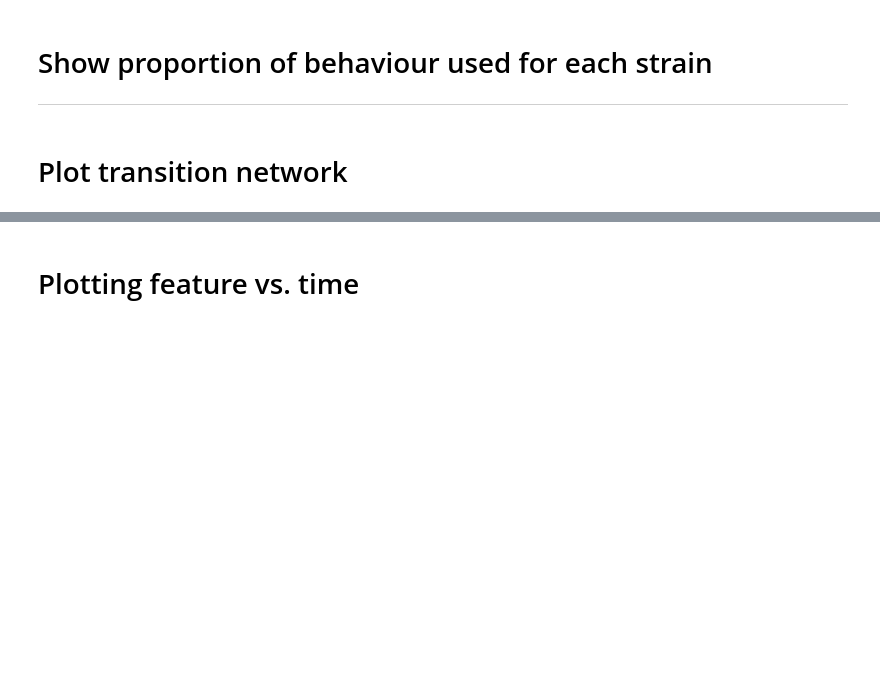
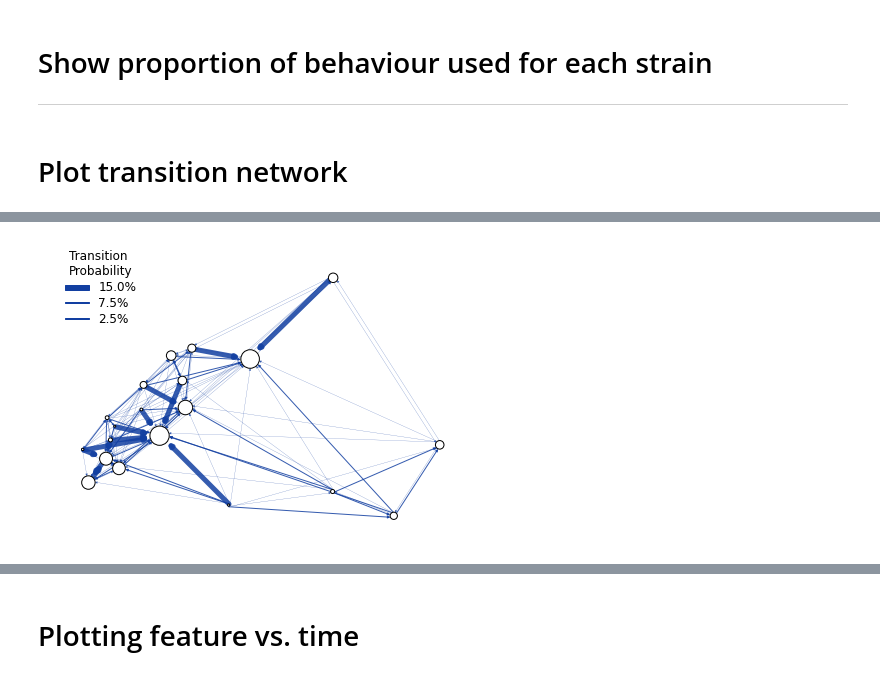
Before and after one commit to Thalaivar/DDP, a Jupyter notebook: B-SOID/plotting.ipynb, the cells around one changed output, grey strips where cells are left out. Cells and saved outputs as stored; diff of their text form; code cells hidden in the pictures; blank space fills up the shorter version.

Commit message:
latest plotting

```diff
--- a/B-SOID/plotting.ipynb
+++ b/B-SOID/plotting.ipynb
@@ -129,12 +156,14 @@ fig.show()
 # Show proportion of behaviour used for each strain
 ----
 # %%
-usage_data = behaviour_usage_across_strains(stats_file, min_threshold=0.01)
-usage_data = usage_data.pivot_table(index='Behaviour', columns='Strain', values='Usage')
+usage_data = behaviour_usage_across_strains(label_info_file, max_label=19)
+usage_datamat = usage_data.pivot_table(index='Behaviour', columns='Strain', values='Usage')
 
-ax = sns.heatmap(usage_data, xticklabels=True, yticklabels=True, cmap='cubehelix')
+ax = sns.heatmap(usage_datamat, xticklabels=True, yticklabels=True, cmap='mako')
 plt.gcf().set_size_inches(15.5, 4)
-plt.savefig(f'{plot_dir}/usage.png')
+# plt.savefig(f'{plot_dir}/usage.png')
+ax.set_xlabel('')
+ax.set_ylabel('')
 plt.show()
 # %% [markdown]
 # Plot transition network
@@ -215,0 +259,78 @@ plt.show()
+# %%
+strain1, strain2 = 'C57BL/6J', 'NZO/HILtJ'
+usage1 = get_usage_for_strain(label_info_file, strain1, max_label=19)
+usage2 = get_usage_for_strain(label_info_file, strain2, max_label=19)
+tmat1 = get_tmat_for_strain(label_info_file, strain1, max_label=19)
+tmat2 = get_tmat_for_strain(label_info_file, strain2, max_label=19)
+# %%
+strain1, strain2 = strain1.replace('/', '-'), strain2.replace('/', '-')
+d_tmat = tmat2 - tmat1
+neg_color = tuple([x / 255 for x in [189, 27, 15, 0.85 * 255]])
+pos_color = tuple([x / 255 for x in [18 ,63, 161 ,0.85 * 255]])
+
+G1, widths1, bins1 = tnet_from_tmat(tmat1, usage1)
+G2, widths2, bins2 = tnet_from_tmat(x, usage2)
+pos = nx.spectral_layout(G1)
+
+nx.draw(G1, pos=pos, node_size=2000*usage1, connectionstyle='bar, fraction = 0.01', edge_color=pos_color, edgecolors='k', node_color='white', width=widths1, arrowsize=5)
+
+import matplotlib.patches as mpatches
+pos_color = list(pos_color)
+pos_color[-1] = 1.0
+# labels = ['10%', '5%', '1%']
+labels = [f'{round(x * 100, 1)}%' for x in bins1[1:][::-1]]
+sizes = [5, 1, 0.2]
+correction = [0.5, 2.75, 3.5]
+patches = [mpatches.Patch(color=pos_color, label=lab) for lab in labels]
+leg = plt.legend(handles=patches, bbox_to_anchor=(0.02, 1.05), loc='upper left', labelspacing=0.25, frameon=False,
+title='Transition\nProbability', prop={'size': 12})
+plt.setp(leg.get_title(), fontsize=12)
+for i, patch in enumerate(leg.get_patches()):
+    patch.set_height(sizes[i])
+    patch.set_y(correction[i])
+plt.savefig(f'{plot_dir}/{strain1}_map.png', dpi=600, bbox_inches='tight')
+plt.show()
+
+nx.draw(G2, pos=pos, node_size=2000*usage2, connectionstyle='bar, fraction = 0.01', edge_color=pos_color, edgecolors='k', node_color='white', width=widths2, arrowsize=5)
+plt.savefig(f'{plot_dir}/{strain2}_map.png', dpi=600, bbox_inches='tight')
+plt.show()
+
+diff_usage = usage2 - usage1
+diff_G, widths3, bins3 = tnet_from_tmat(d_tmat, np.abs(diff_usage), diff_graph=True)
+node_colors = []
+for i in range(diff_usage.shape[0]):
+    if diff_usage[i] < 0:
+        node_colors.append(neg_color)
+    else:
+        node_colors.append(pos_color)
+edge_colors = []
+for u, v in diff_G.edges():
+    if diff_G[u][v][0]['weight'] >= 0:
+        edge_colors.append(pos_color)
+    else:
+        edge_colors.append(neg_color)
+nx.draw(diff_G, pos=pos, node_size=2000*usage1, connectionstyle='bar, fraction = 0.01', edge_color=edge_colors, edgecolors=node_colors, node_color='white', width=widths3, arrowsize=5)
+
+import matplotlib.patches as mpatches
+colors = [pos_color, pos_color, neg_color, neg_color]
+colors = [list(c) for c in colors]
+for c in colors:
+    c[-1] = 1.0
+
+# labels = [r'$+5.0\%$', r'$+2.5\%$', r'$-2.5\%$', r'$-5.0\%$']
+bins3 = np.hstack((bins3[5:][::-1], bins3[0:2][::-1]))
+labels = [f'{round(x * 100, 1)}%' for x in bins3]
+sizes = [5, 1, 1, 5]
+correction = [0.5, 1.2, 1.7, 0.85]
+patches = [mpatches.Patch(color=colors[i], label=labels[i]) for i in range(len(labels))]
+leg = plt.legend(handles=patches, bbox_to_anchor=(-0.04, 1.05), loc='upper left', labelspacing=0.25, frameon=False,
+title='Transition\nProbability', prop={'size': 12})
+plt.setp(leg.get_title(),fontsize=12)
+for i, patch in enumerate(leg.get_patches()):
+    patch.set_height(sizes[i])
+    patch.set_y(correction[i])
+
+plt.savefig(f'{plot_dir}/diff.png', dpi=600, bbox_inches='tight')
+plt.show()
+# %% [output]
+[figure, added]
```
Also changed, not shown: parts of 27 cells of this notebook, 3 other files.
